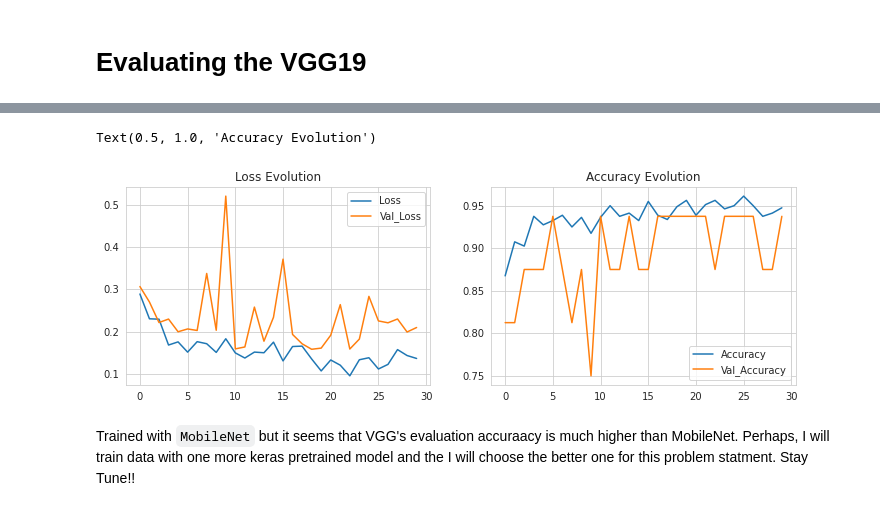
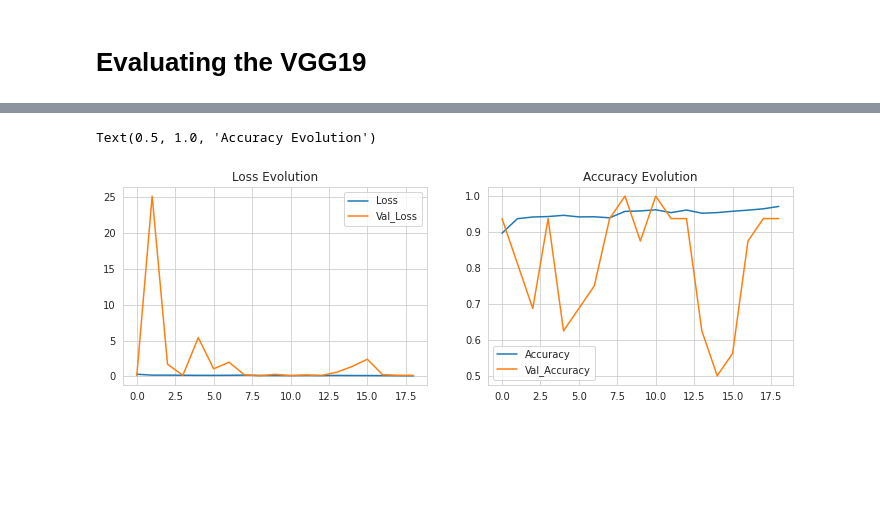
Before and after one commit to karan842/kaggle-notebooks, a Jupyter notebook: pneumonia-classification.ipynb, the cells around one changed output, grey strips where cells are left out. Cells and saved outputs as stored; diff of their text form; code cells hidden in the pictures; blank space fills up the shorter version.

```diff
--- a/pneumonia-classification.ipynb
+++ b/pneumonia-classification.ipynb
@@ -194,7 +215,8 @@ predictions = tf.keras.layers.Dense(1,activation='sigmoid')(x)
 model = tf.keras.Model(inputs=vgg_model.input, outputs=predictions)
 
 # to avoid overfitting
-early_stopping = tf.keras.callbacks.EarlyStopping(monitor='val_loss',patience=6)
+early_stopping = tf.keras.callbacks.EarlyStopping(monitor='val_loss',patience=10)
+lr = tf.keras.callbacks.ReduceLROnPlateau(monitor='val_loss',patience=8)
 
 # Compiling the model
 model.compile(loss='binary_crossentropy', optimizer='adam',metrics=['accuracy'])
@@ -307,23 +411,0 @@ Text(0.5, 1.0, 'Accuracy Evolution')
-# %%
-mobileNet_model = tf.keras.applications.MobileNetV2(
-    weights='imagenet',
-    include_top = False,
-    input_shape = (224,224,3)
-)
-
-for layer in mobileNet_model.layers:
-    layer.trainable=False
-
-x = mobileNet_model.output
-x = tf.keras.layers.GlobalAveragePooling2D()(x)
-x = tf.keras.layers.Dense(128,activation='relu')(x)
-# output layer
-predictions = tf.keras.layers.Dense(1,activation='sigmoid')(x)
-
-model2 = tf.keras.Model(inputs=mobileNet_model.input, outputs=predictions)
-
-# to avoid overfitting
-# early_stopping = tf.keras.callbacks.EarlyStopping(monitor='val_loss',patience=6)
-
-# Compiling the model
-model2.compile(loss='binary_crossentropy', optimizer='adam',metrics=['accuracy'])
@@ -330,7 +459,12 @@ model2.compile(loss='binary_crossentropy', optimizer='adam',metrics=['accuracy']
 # %%
-history = model2.fit(train,epochs=30,
+fine_tune_epochs = 10
+epochs_on_raw_model = 30
+
+total_epochs =  epochs_on_raw_model + fine_tune_epochs
+
+history_fine =model2.fit(train,epochs=total_epochs,
                     validation_data=validation,
-                     steps_per_epoch=100,
-#                     callbacks=[early_stopping],
+                    steps_per_epoch=100,
+                    callbacks=[early_stopping,lr],
                     batch_size=32)
 # %% [output]
@@ -372,17 +508,17 @@ Test Accuracy:  0.7259615659713745
 # %%
 plt.figure(figsize=(12, 8))
 
 plt.subplot(2, 2, 1)
-plt.plot(history.history['loss'], label='Loss')
-plt.plot(history.history['val_loss'], label='Val_Loss')
+plt.plot(history_fine.history['loss'], label='Loss')
+plt.plot(history_fine.history['val_loss'], label='Val_Loss')
 plt.legend()
 plt.title('Loss Evolution')
 
 plt.subplot(2, 2, 2)
-plt.plot(history.history['accuracy'], label='Accuracy')
-plt.plot(history.history['val_accuracy'], label='Val_Accuracy')
+plt.plot(history_fine.history['accuracy'], label='Accuracy')
+plt.plot(history_fine.history['val_accuracy'], label='Val_Accuracy')
 plt.legend()
 plt.title('Accuracy Evolution')
 # %% [output]
 Text(0.5, 1.0, 'Accuracy Evolution')
-[figure, old version]
+[figure, new version]
@@ -413,2 +524,0 @@ Text(0.5, 1.0, 'Accuracy Evolution')
-# %% [markdown]
-Trained with `MobileNet` but it seems that VGG's evaluation accuraacy is much higher than MobileNet. Perhaps, I will train data with one more keras pretrained model and the I will choose the better one for this problem statment. Stay Tune!!
```
Also changed, not shown: parts of 41 cells of this notebook.
